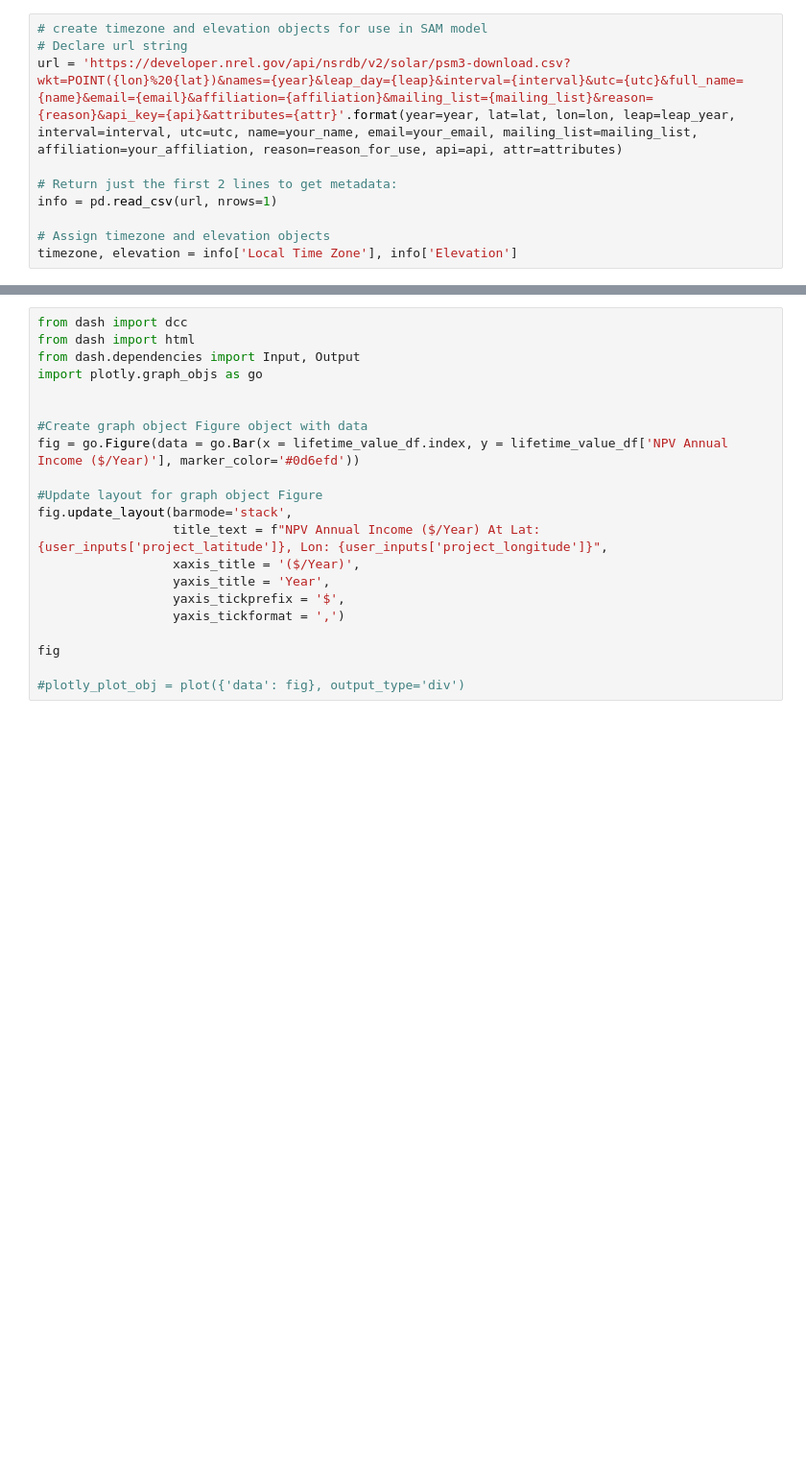
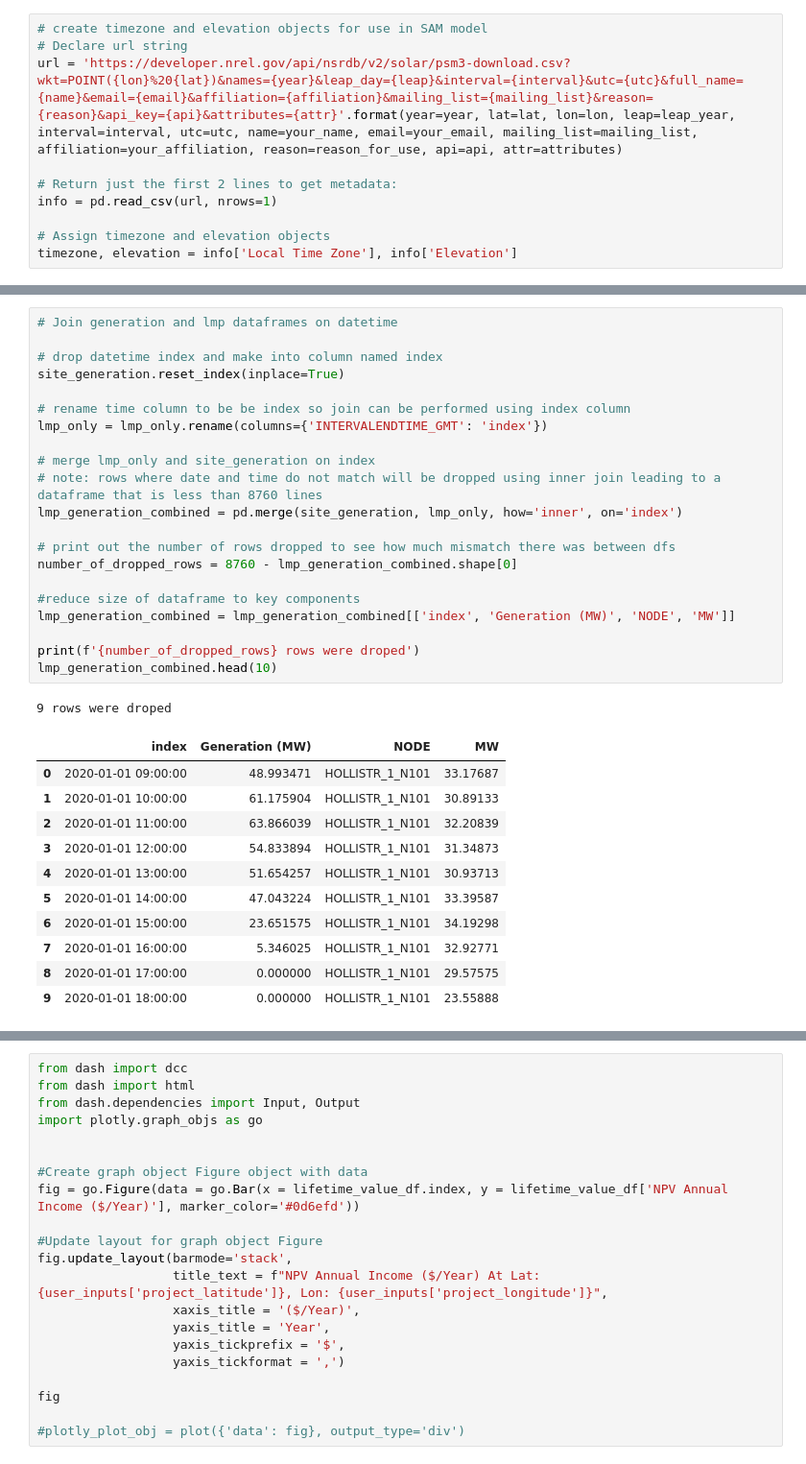
Before and after one commit to Tbwheeler94/energy-explorer-data-pipeline, a Jupyter notebook: content/data-pipeline.ipynb, the cells around one changed output, grey strips where cells are left out. Shown at 96% size. Cells and saved outputs as stored; diff of their text form; blank space fills up the shorter version.

```diff
--- a/content/data-pipeline.ipynb
+++ b/content/data-pipeline.ipynb
@@ -749,0 +481,34 @@ lifetime_value_df
+# %%
+# Join generation and lmp dataframes on datetime
+
+# drop datetime index and make into column named index
+site_generation.reset_index(inplace=True)
+
+# rename time column to be be index so join can be performed using index column
+lmp_only = lmp_only.rename(columns={'INTERVALENDTIME_GMT': 'index'})
+
+# merge lmp_only and site_generation on index
+# note: rows where date and time do not match will be dropped using inner join leading to a dataframe that is less than 8760 lines
+lmp_generation_combined = pd.merge(site_generation, lmp_only, how='inner', on='index')
+
+# print out the number of rows dropped to see how much mismatch there was between dfs
+number_of_dropped_rows = 8760 - lmp_generation_combined.shape[0]
+
+#reduce size of dataframe to key components
+lmp_generation_combined = lmp_generation_combined[['index', 'Generation (MW)', 'NODE', 'MW']]
+
+print(f'{number_of_dropped_rows} rows were droped')
+lmp_generation_combined.head(10)
+# %% [output]
+9 rows were droped
+|  | index | Generation (MW) | NODE | MW |
+| 0 | 2020-01-01 09:00:00 | 48.993471 | HOLLISTR_1_N101 | 33.17687 |
+| 1 | 2020-01-01 10:00:00 | 61.175904 | HOLLISTR_1_N101 | 30.89133 |
+| 2 | 2020-01-01 11:00:00 | 63.866039 | HOLLISTR_1_N101 | 32.20839 |
+| 3 | 2020-01-01 12:00:00 | 54.833894 | HOLLISTR_1_N101 | 31.34873 |
+| 4 | 2020-01-01 13:00:00 | 51.654257 | HOLLISTR_1_N101 | 30.93713 |
+| 5 | 2020-01-01 14:00:00 | 47.043224 | HOLLISTR_1_N101 | 33.39587 |
+| 6 | 2020-01-01 15:00:00 | 23.651575 | HOLLISTR_1_N101 | 34.19298 |
+| 7 | 2020-01-01 16:00:00 | 5.346025 | HOLLISTR_1_N101 | 32.92771 |
+| 8 | 2020-01-01 17:00:00 | 0.000000 | HOLLISTR_1_N101 | 29.57575 |
+| 9 | 2020-01-01 18:00:00 | 0.000000 | HOLLISTR_1_N101 | 23.55888 |
```
Also changed, not shown: parts of 63 cells of this notebook.
